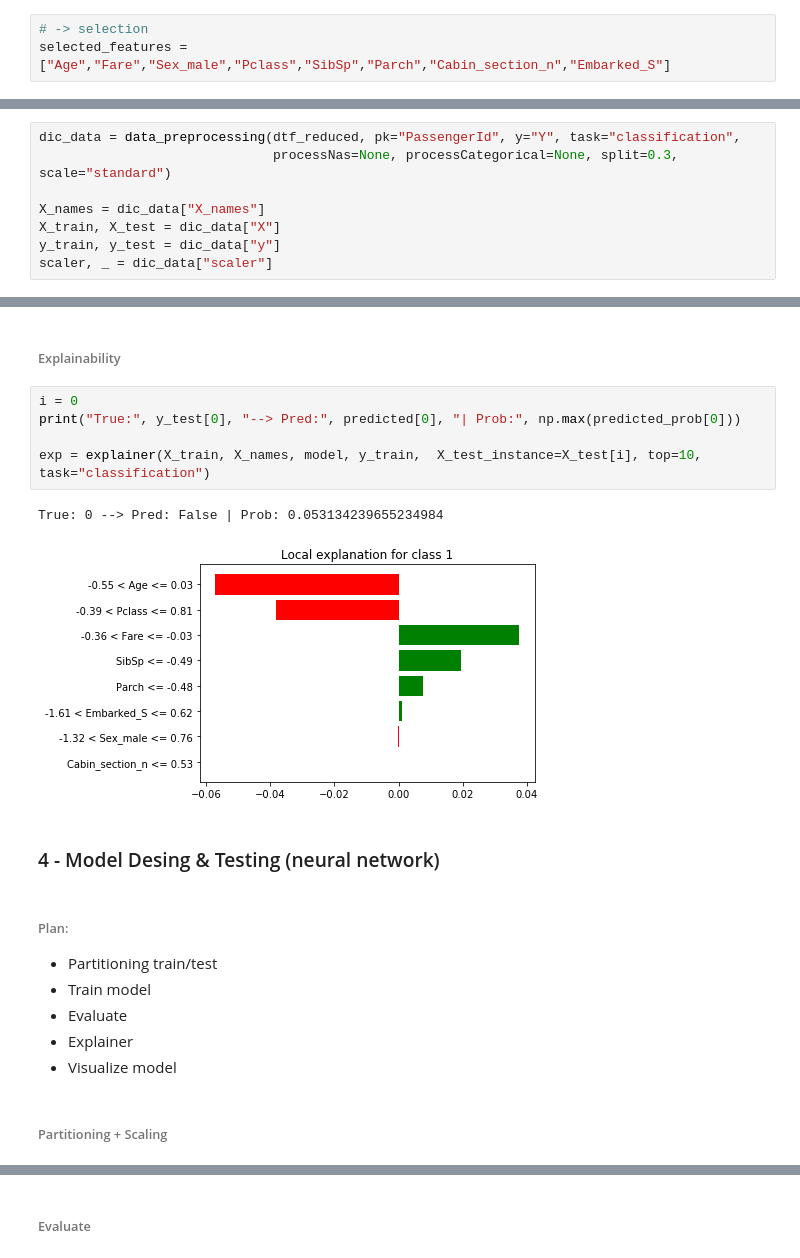
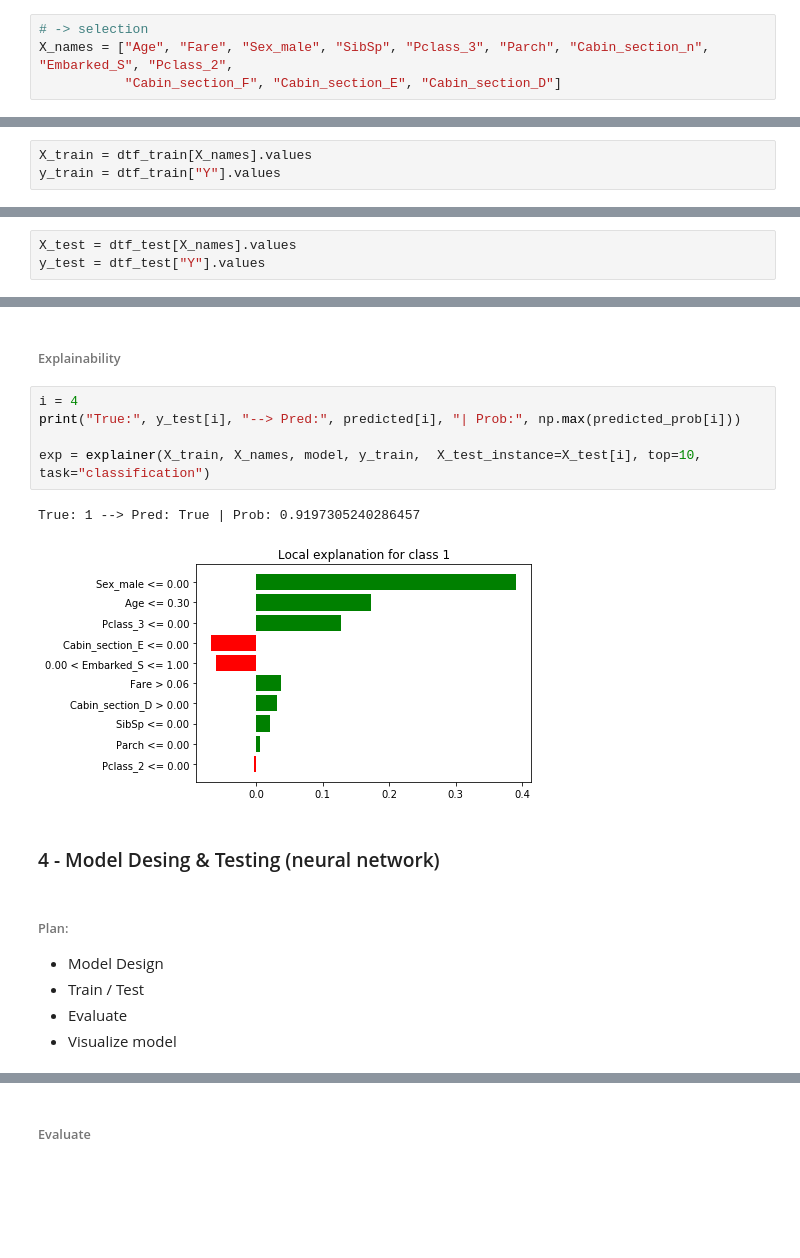
Before and after one commit to mdipietro09/DataScience_ArtificialIntelligence_Utils, a Jupyter notebook: machine_learning/example_classification.ipynb, the cells around one changed output, grey strips where cells are left out. Saved outputs shown, nothing was run; the diff lists cells and outputs as text; blank space fills up the shorter version.

```diff
--- a/machine_learning/example_classification.ipynb
+++ b/machine_learning/example_classification.ipynb
@@ -288,3 +497,4 @@ RandomForestClassifier(bootstrap=True, ccp_alpha=0.0, class_weight=None,
 # %%
 # -> selection
-selected_features = ["Age","Fare","Sex_male","Pclass","SibSp","Parch","Cabin_section_n","Embarked_S"]
+X_names = ["Age", "Fare", "Sex_male", "SibSp", "Pclass_3", "Parch", "Cabin_section_n", "Embarked_S", "Pclass_2",
+           "Cabin_section_F", "Cabin_section_E", "Cabin_section_D"]
@@ -303,8 +500,0 @@ dtf_reduced.head()
-# %%
-dic_data = data_preprocessing(dtf_reduced, pk="PassengerId", y="Y", task="classification",
-                              processNas=None, processCategorical=None, split=0.3, scale="standard")
-
-X_names = dic_data["X_names"]
-X_train, X_test = dic_data["X"]
-y_train, y_test = dic_data["y"]
-scaler, _ = dic_data["scaler"]
@@ -324,3 +503,6 @@ y_train mean: 0.39  | y_test mean: 0.37
+# %%
+X_train = dtf_train[X_names].values
+y_train = dtf_train["Y"].values
 # %%
 model = ensemble.GradientBoostingClassifier()
 # %%
@@ -346,3 +530,6 @@ mean accuracy base: 0.8310035842293907  --> best: 0.8246287762416795
+# %%
+X_test = dtf_test[X_names].values
+y_test = dtf_test["Y"].values
 # %%
 model, predicted_prob, predicted = fit_classif_model(model, X_train, y_train, X_test, threshold=0.5)
 # %% [markdown]
@@ -390,21 +577,18 @@ plot2d_classif_model(X_train, y_train, X_test, y_test, model2d, annotate=False,
 # %% [markdown]
 ###### Explainability
 # %%
-i = 0
-print("True:", y_test[0], "--> Pred:", predicted[0], "| Prob:", np.max(predicted_prob[0]))
+i = 4
+print("True:", y_test[i], "--> Pred:", predicted[i], "| Prob:", np.max(predicted_prob[i]))
 
 exp = explainer(X_train, X_names, model, y_train,  X_test_instance=X_test[i], top=10, task="classification")
 # %% [output]
-True: 0 --> Pred: False | Prob: 0.053134239655234984
+True: 1 --> Pred: True | Prob: 0.9197305240286457
-[figure, old version]
+[figure, new version]
 # %% [markdown]
 ### 4 - Model Desing & Testing (neural network)
 # %% [markdown]
 ###### Plan:
-- Partitioning train/test
-- Train model
+- Model Design
+- Train / Test
 - Evaluate
-- Explainer
 - Visualize model
-# %% [markdown]
-###### Partitioning + Scaling
```
Also changed, not shown: parts of 76 cells of this notebook, 4 other files.
